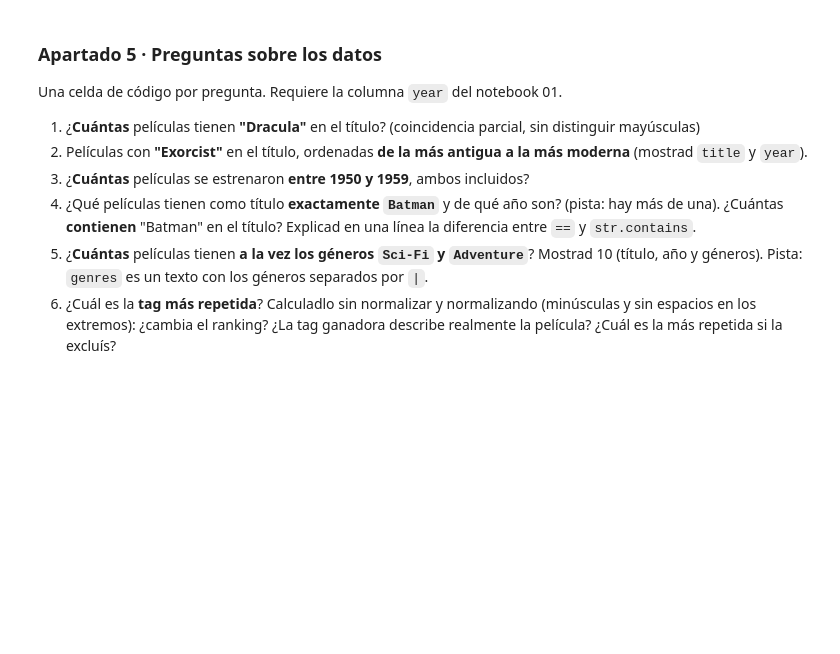
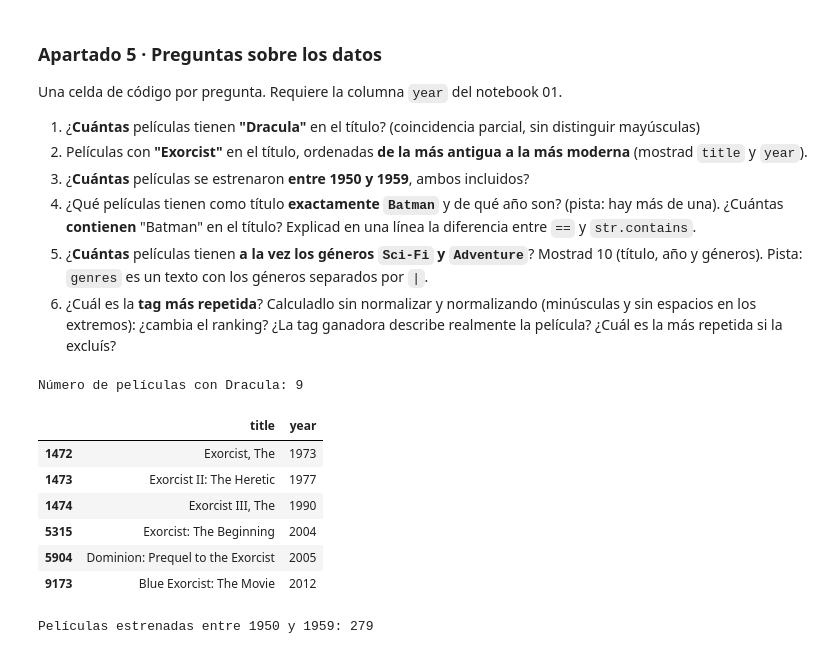
Before and after one commit to gonzalezsimancasalicia-cell/T10_Challenge, a Jupyter notebook: TC_01_Movies/02_analisis.ipynb, the cells around one changed output. Drawn from its saved outputs; the diff is of its cells as text; code cells hidden in the pictures; blank space fills up the shorter version.

```diff
--- a/TC_01_Movies/02_analisis.ipynb
+++ b/TC_01_Movies/02_analisis.ipynb
@@ -276,9 +275,43 @@ Una celda de código por pregunta. Requiere la columna `year` del notebook 01.
 5. ¿**Cuántas** películas tienen **a la vez los géneros `Sci-Fi` y `Adventure`**? Mostrad 10 (título, año y géneros). Pista: `genres` es un texto con los géneros separados por `|`.
 6. ¿Cuál es la **tag más repetida**? Calculadlo sin normalizar y normalizando (minúsculas y sin espacios en los extremos): ¿cambia el ranking? ¿La tag ganadora describe realmente la película? ¿Cuál es la más repetida si la excluís?
 # %%
-# --- 5.1 Dracula ---
+# Pregunta 1: ¿Cuántas películas contienen "Dracula" en el título?
+
+peliculas_dracula = movies[
+    movies["title"].str.contains("Dracula", case=False, na=False)
+]
+
+print("Número de películas con Dracula:", len(peliculas_dracula))
+# %% [output]
+Número de películas con Dracula: 9
 # %%
-# --- 5.2 Exorcist (de más antigua a más moderna) ---
+# Pregunta 2: Películas con "Exorcist" ordenadas por año
+
+peliculas_exorcist = movies[
+    movies["title"].str.contains("Exorcist", case=False, na=False)
+]
+
+peliculas_exorcist = peliculas_exorcist[
+    ["title", "year"]
+].sort_values(by="year", ascending=True)
+
+display(peliculas_exorcist)
+# %% [output]
+|  | title | year |
+| 1472 | Exorcist, The | 1973 |
+| 1473 | Exorcist II: The Heretic | 1977 |
+| 1474 | Exorcist III, The | 1990 |
+| 5315 | Exorcist: The Beginning | 2004 |
+| 5904 | Dominion: Prequel to the Exorcist | 2005 |
+| 9173 | Blue Exorcist: The Movie | 2012 |
 # %%
-# --- 5.3 Películas entre 1950 y 1959 ---
+# Pregunta 3: Películas estrenadas entre 1950 y 1959
+
+peliculas_50 = movies[
+    movies["year"].between(1950, 1959)
+]
+
+print("Películas estrenadas entre 1950 y 1959:", len(peliculas_50))
+# %% [output]
+Películas estrenadas entre 1950 y 1959: 279
 # %%
```
Also changed, not shown: parts of 12 cells of this notebook.
